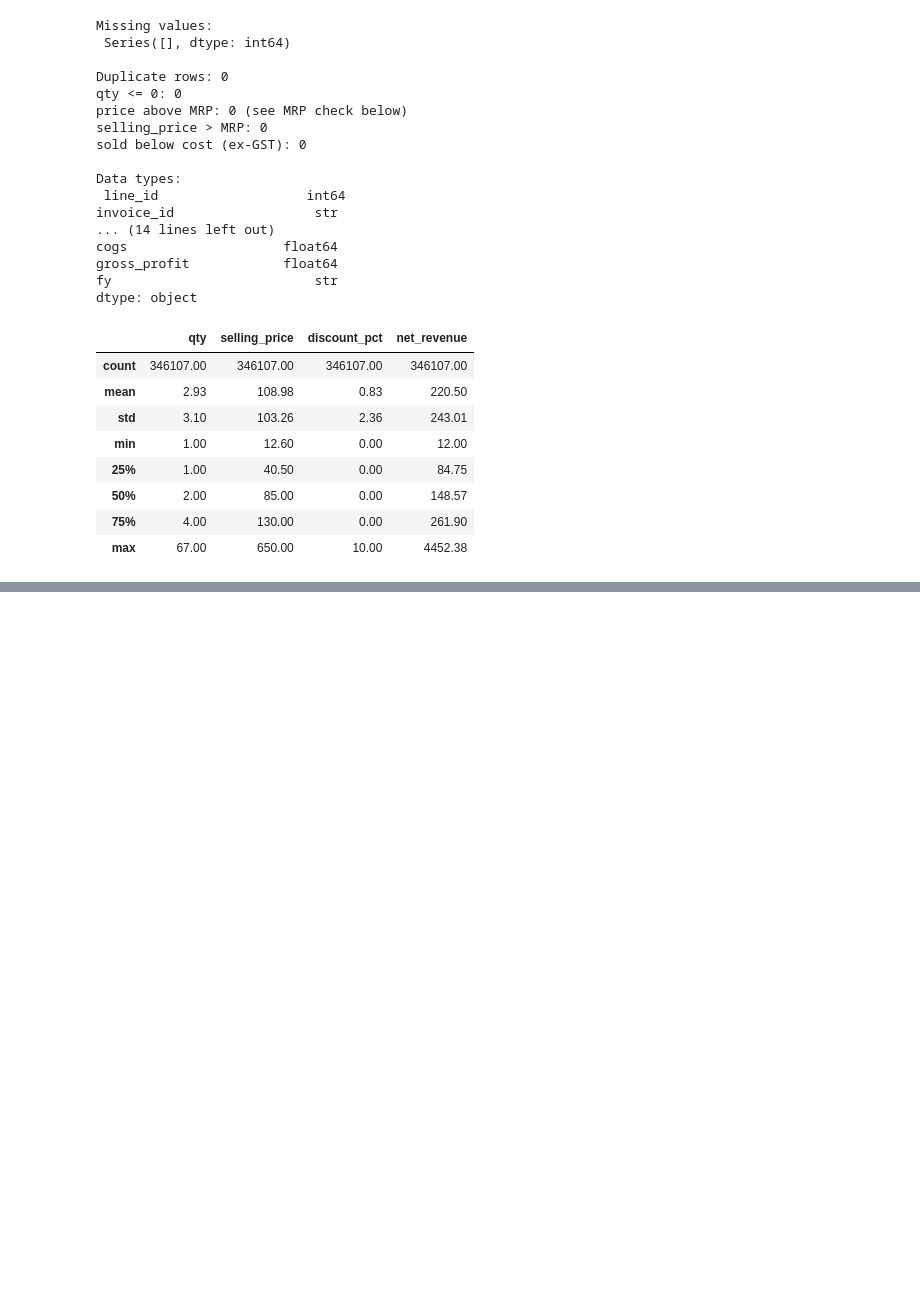
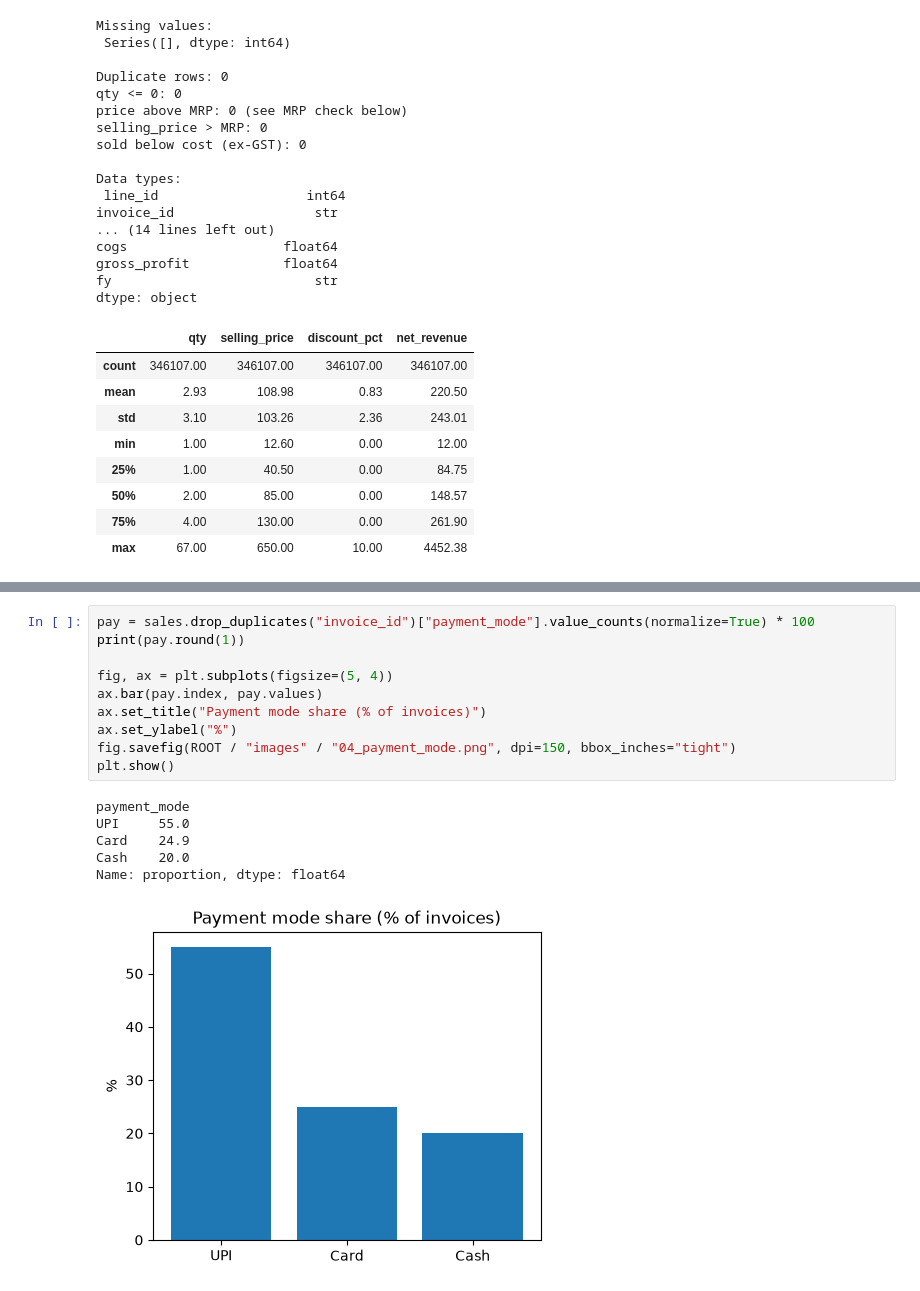
Before and after one commit to gauriverse/StockWise, a Jupyter notebook: notebooks/01_cleaning_eda.ipynb, the cells around one changed output, grey strips where cells are left out. Saved outputs shown, nothing was run; the diff lists cells and outputs as text; blank space fills up the shorter version.

```diff
--- a/notebooks/01_cleaning_eda.ipynb
+++ b/notebooks/01_cleaning_eda.ipynb
@@ -63,0 +111,17 @@ dtype: object
+# %%
+pay = sales.drop_duplicates("invoice_id")["payment_mode"].value_counts(normalize=True) * 100
+print(pay.round(1))
+
+fig, ax = plt.subplots(figsize=(5, 4))
+ax.bar(pay.index, pay.values)
+ax.set_title("Payment mode share (% of invoices)")
+ax.set_ylabel("%")
+fig.savefig(ROOT / "images" / "04_payment_mode.png", dpi=150, bbox_inches="tight")
+plt.show()
+# %% [output]
+payment_mode
+UPI     55.0
+Card    24.9
+Cash    20.0
+Name: proportion, dtype: float64
+[figure, added]
```
Also changed, not shown: parts of 3 cells of this notebook, 4 other files.
